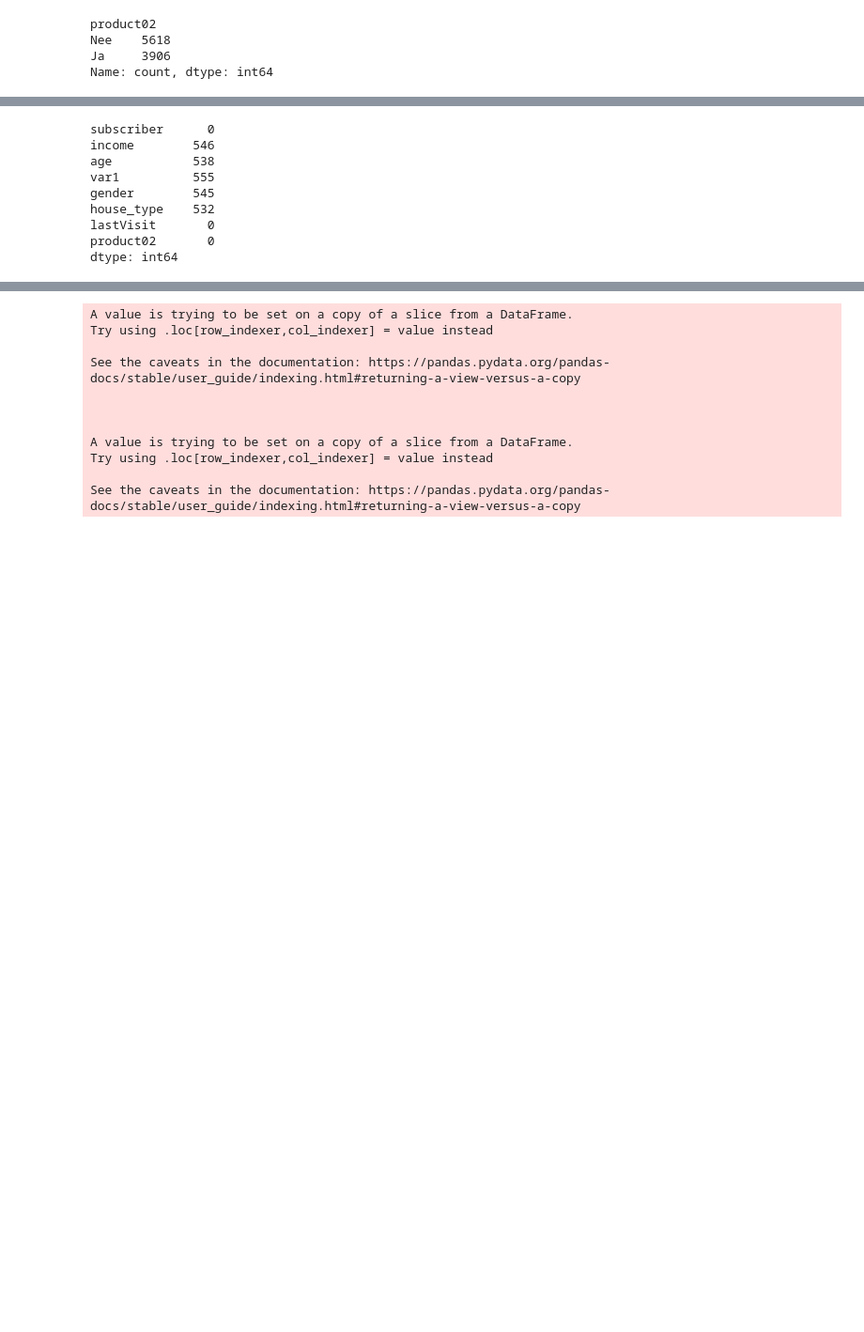
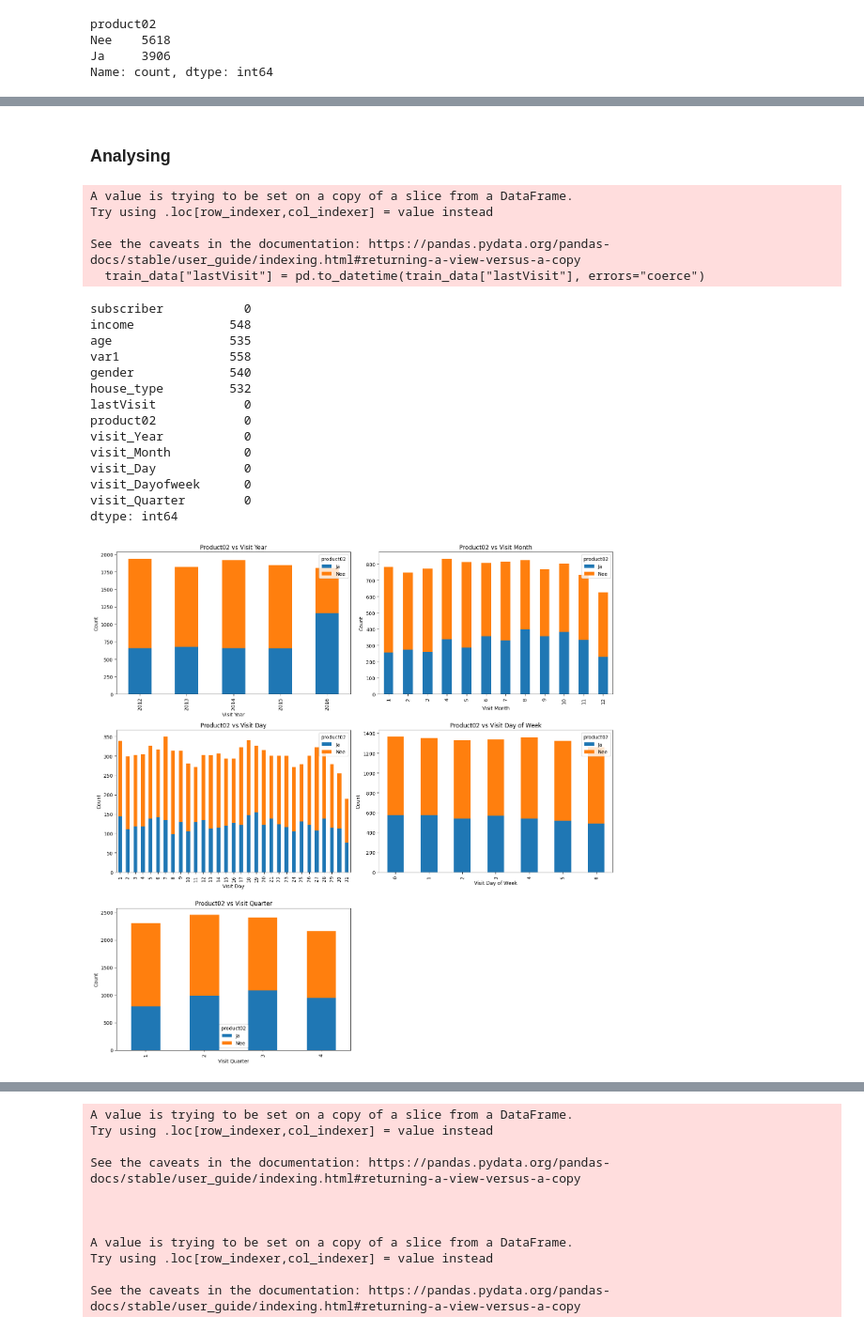
Before and after one commit to gemyhamed/tmobile-nl-main, a Jupyter notebook: playground.ipynb, the cells around one changed output, grey strips where cells are left out. Shown at 94% size. Saved outputs shown, nothing was run; the diff lists cells and outputs as text; code cells hidden in the pictures; blank space fills up the shorter version.

```diff
--- a/playground.ipynb
+++ b/playground.ipynb
@@ -39,16 +30,80 @@ train_data.describe()
+# %% [markdown]
+### Analysing
+# %%
+# Extract dates info
+train_data["lastVisit"] = pd.to_datetime(train_data["lastVisit"], errors="coerce")
+train_data.loc[:,"visit_Year"] = train_data["lastVisit"].dt.year
+train_data.loc[:,"visit_Month"] = train_data["lastVisit"].dt.month
+train_data.loc[:,"visit_Day"] = train_data["lastVisit"].dt.day
+train_data.loc[:,"visit_Dayofweek"] = train_data["lastVisit"].dt.dayofweek
+train_data.loc[:,"visit_Quarter"] = train_data["lastVisit"].dt.quarter
+# %% [output]
+A value is trying to be set on a copy of a slice from a DataFrame.
+Try using .loc[row_indexer,col_indexer] = value instead
+
+See the caveats in the documentation: https://pandas.pydata.org/pandas-docs/stable/user_guide/indexing.html#returning-a-view-versus-a-copy
+  train_data["lastVisit"] = pd.to_datetime(train_data["lastVisit"], errors="coerce")
 # %%
 # Get count of missing values in the dataset
 train_data.isnull().sum()
 # %% [output]
-subscriber      0
-income        546
-age           538
-var1          555
-gender        545
-house_type    532
-lastVisit       0
-product02       0
+subscriber           0
+income             548
+age                535
+var1               558
+gender             540
+house_type         532
+lastVisit            0
+product02            0
+visit_Year           0
+visit_Month          0
+visit_Day            0
+visit_Dayofweek      0
+visit_Quarter        0
 dtype: int64
+# %%
+
+# Create a figure and axes for the subplots
+fig, axes = plt.subplots(3, 2, figsize=(15, 15))
+
+# Plot for 'visit_Year' vs 'product02'
+train_data.groupby(['visit_Year', 'product02']).size().unstack().plot(kind='bar', stacked=True, ax=axes[0, 0])
+axes[0, 0].set_title('Product02 vs Visit Year')
+axes[0, 0].set_xlabel('Visit Year')
+axes[0, 0].set_ylabel('Count')
+
+# Plot for 'visit_Month' vs 'product02'
+train_data.groupby(['visit_Month', 'product02']).size().unstack().plot(kind='bar', stacked=True, ax=axes[0, 1])
+axes[0, 1].set_title('Product02 vs Visit Month')
+axes[0, 1].set_xlabel('Visit Month')
+axes[0, 1].set_ylabel('Count')
+
+# Plot for 'visit_Day' vs 'product02'
+train_data.groupby(['visit_Day', 'product02']).size().unstack().plot(kind='bar', stacked=True, ax=axes[1, 0])
+axes[1, 0].set_title('Product02 vs Visit Day')
+axes[1, 0].set_xlabel('Visit Day')
+axes[1, 0].set_ylabel('Count')
+
+# Plot for 'visit_Dayofweek' vs 'product02'
+train_data.groupby(['visit_Dayofweek', 'product02']).size().unstack().plot(kind='bar', stacked=True, ax=axes[1, 1])
+axes[1, 1].set_title('Product02 vs Visit Day of Week')
+axes[1, 1].set_xlabel('Visit Day of Week')
+axes[1, 1].set_ylabel('Count')
+
+# Plot for 'visit_Quarter' vs 'product02'
+train_data.groupby(['visit_Quarter', 'product02']).size().unstack().plot(kind='bar', stacked=True, ax=axes[2, 0])
+axes[2, 0].set_title('Product02 vs Visit Quarter')
+axes[2, 0].set_xlabel('Visit Quarter')
+axes[2, 0].set_ylabel('Count')
+
+# Hide the empty subplot
+axes[2, 1].axis('off')
+
+# Adjust layout
+plt.tight_layout()
+plt.show()
+# %% [output]
+[figure, added]
 # %%
 # Checking the distribution of the null values across rows
 train_data.isnull().sum(axis=1).value_counts()
```
Also changed, not shown: parts of 10 cells of this notebook, 6 other files.
